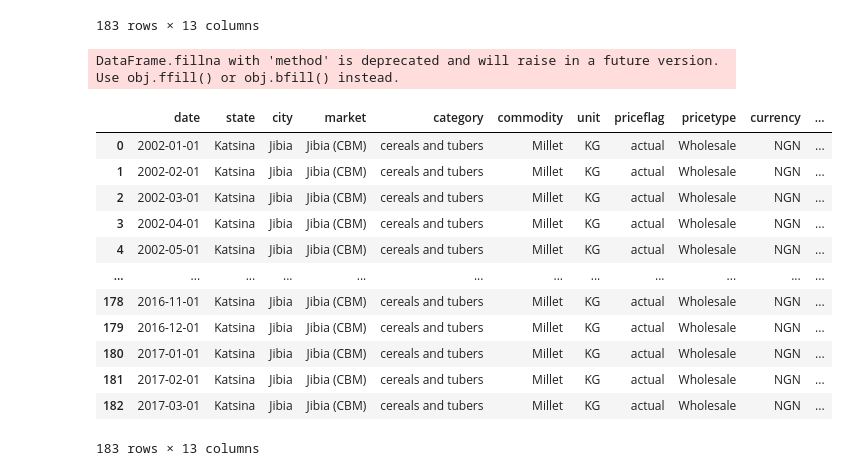
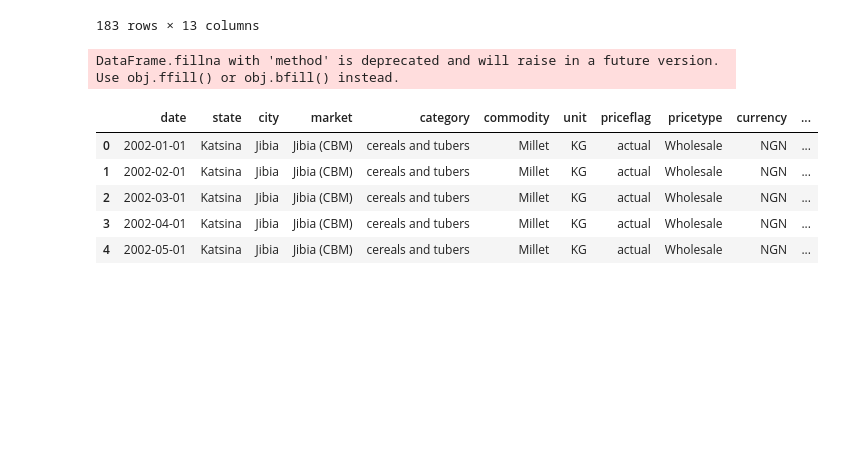
Before and after one commit to LuizMPelizaro/NFPF, a Jupyter notebook: notebooks/analysis.ipynb, the cells around one changed output. Saved outputs shown, nothing was run; the diff lists cells and outputs as text; code cells hidden in the pictures; blank space fills up the shorter version.

```diff
--- a/notebooks/analysis.ipynb
+++ b/notebooks/analysis.ipynb
@@ -218,30 +220,23 @@ dataframe_adjusted
 # %%
 columns_to_fill = [col for col in dataframe_adjusted.columns if col not in ['usdprice', 'price']]
 dataframe_adjusted_mean = dataframe_adjusted.copy()
 # Preencher valores faltantes com o valor anterior
 dataframe_adjusted_mean[columns_to_fill] = dataframe_adjusted_mean[columns_to_fill].fillna(method='ffill')
 
 expanding_mean = dataframe_adjusted_mean['price'].expanding().mean()
 dataframe_adjusted_mean['price'] = dataframe_adjusted_mean['price'].combine_first(expanding_mean)
 
 expanding_mean = dataframe_adjusted_mean['usdprice'].expanding().mean()
 dataframe_adjusted_mean['usdprice'] = dataframe_adjusted_mean['usdprice'].combine_first(expanding_mean)
-dataframe_adjusted_mean
+dataframe_adjusted_mean.head()
 # %% [output]
 DataFrame.fillna with 'method' is deprecated and will raise in a future version. Use obj.ffill() or obj.bfill() instead.
 |  | date | state | city | market | category | commodity | unit | priceflag | pricetype | currency | ... |
 | 0 | 2002-01-01 | Katsina | Jibia | Jibia (CBM) | cereals and tubers | Millet | KG | actual | Wholesale | NGN | ... |
 | 1 | 2002-02-01 | Katsina | Jibia | Jibia (CBM) | cereals and tubers | Millet | KG | actual | Wholesale | NGN | ... |
 | 2 | 2002-03-01 | Katsina | Jibia | Jibia (CBM) | cereals and tubers | Millet | KG | actual | Wholesale | NGN | ... |
 | 3 | 2002-04-01 | Katsina | Jibia | Jibia (CBM) | cereals and tubers | Millet | KG | actual | Wholesale | NGN | ... |
 | 4 | 2002-05-01 | Katsina | Jibia | Jibia (CBM) | cereals and tubers | Millet | KG | actual | Wholesale | NGN | ... |
-| ... | ... | ... | ... | ... | ... | ... | ... | ... | ... | ... | ... |
-| 178 | 2016-11-01 | Katsina | Jibia | Jibia (CBM) | cereals and tubers | Millet | KG | actual | Wholesale | NGN | ... |
-| 179 | 2016-12-01 | Katsina | Jibia | Jibia (CBM) | cereals and tubers | Millet | KG | actual | Wholesale | NGN | ... |
-| 180 | 2017-01-01 | Katsina | Jibia | Jibia (CBM) | cereals and tubers | Millet | KG | actual | Wholesale | NGN | ... |
-| 181 | 2017-02-01 | Katsina | Jibia | Jibia (CBM) | cereals and tubers | Millet | KG | actual | Wholesale | NGN | ... |
-| 182 | 2017-03-01 | Katsina | Jibia | Jibia (CBM) | cereals and tubers | Millet | KG | actual | Wholesale | NGN | ... |
-183 rows × 13 columns
 # %%
 dataframe_adjusted_rolling_12_months = dataframe_adjusted.copy()
 
```
Also changed, not shown: parts of 10 cells of this notebook, 1 other file.
